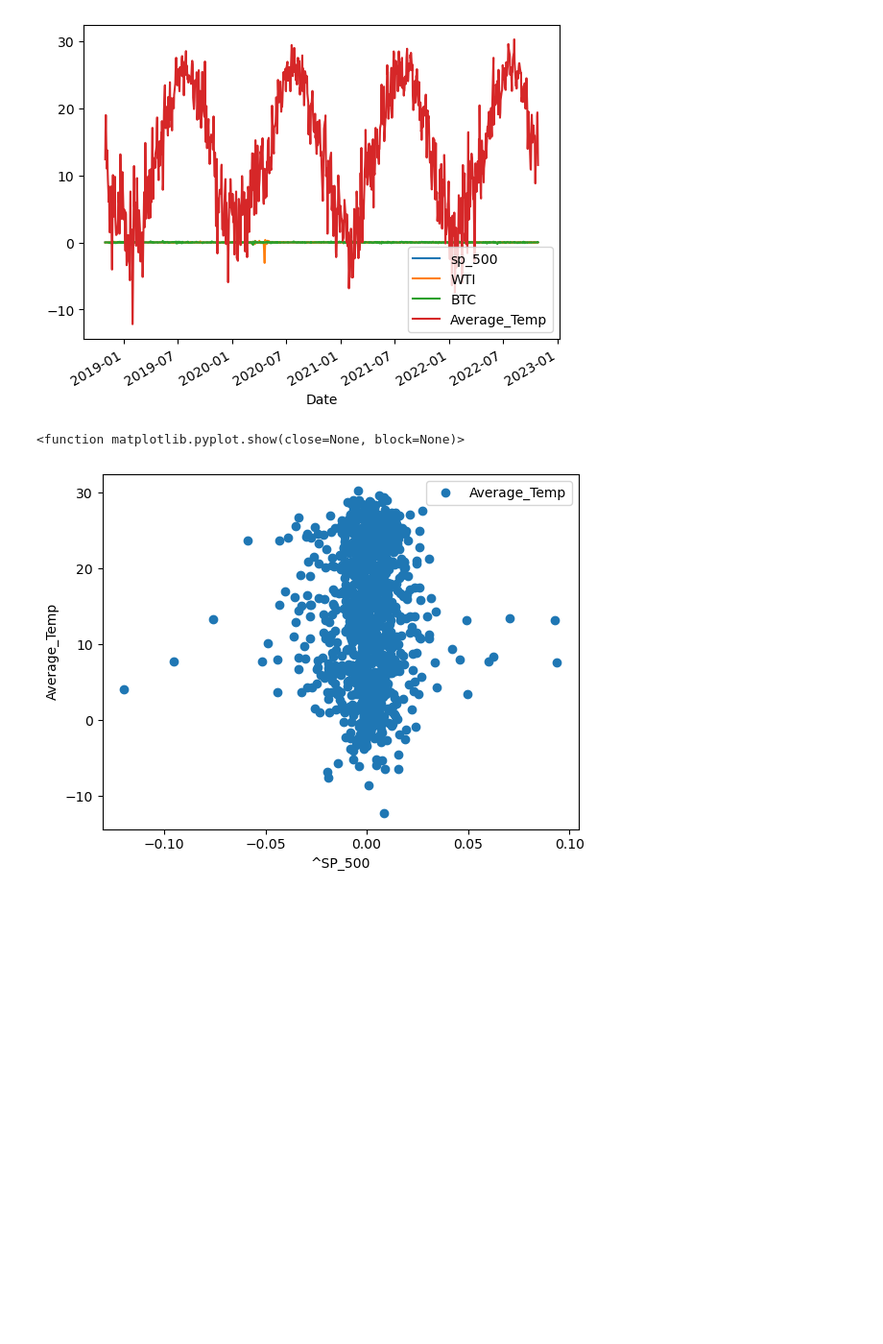
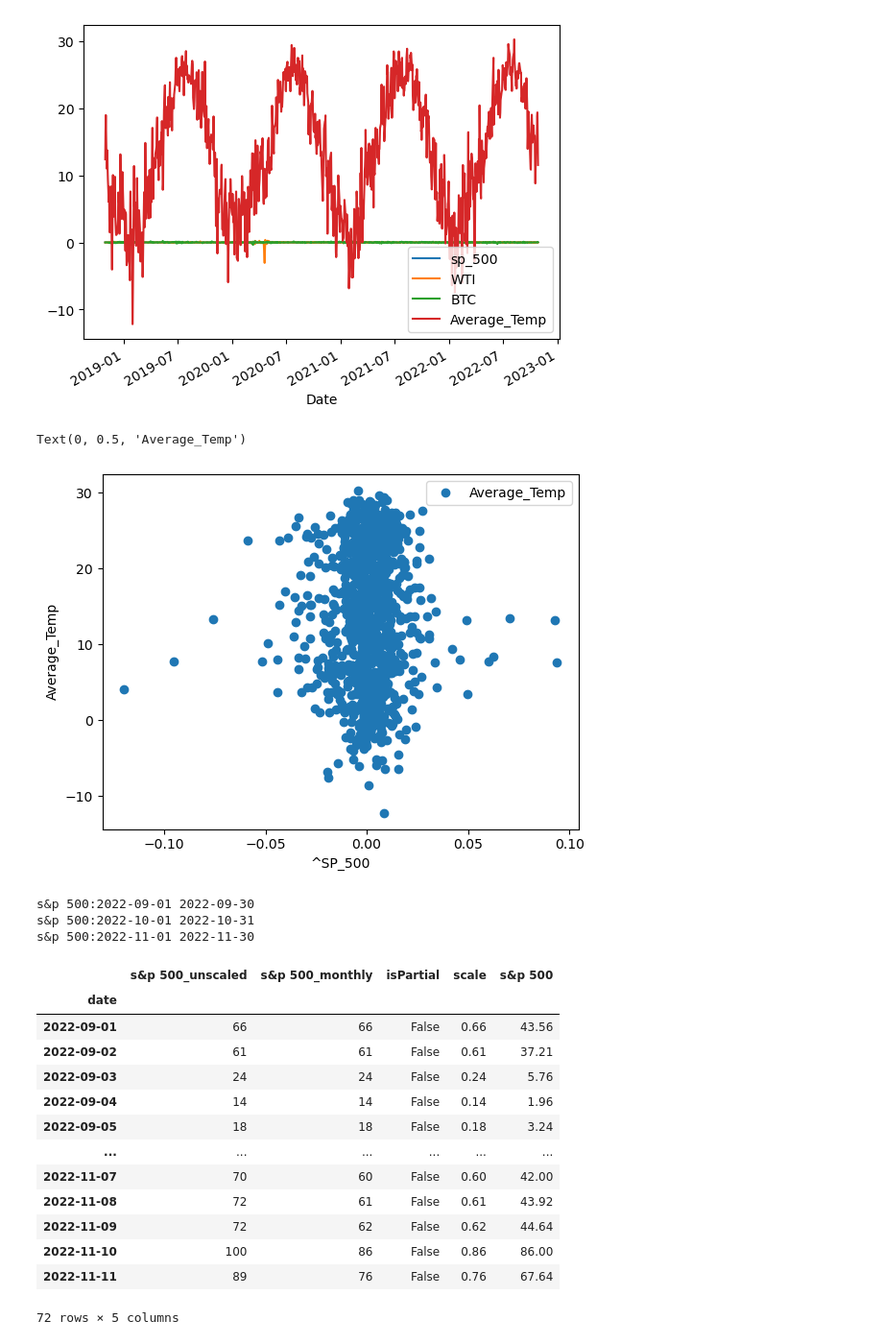
Before and after one commit to robel-codes/asset-correlation-analysis, a Jupyter notebook: data_collection.ipynb, the cells around one changed output. Shown at 96% size. Saved outputs shown, nothing was run; the diff lists cells and outputs as text; code cells hidden in the pictures; blank space fills up the shorter version.

```diff
--- a/data_collection.ipynb
+++ b/data_collection.ipynb
@@ -147,7 +156,7 @@ import matplotlib.pyplot as plt
 commined_weather_df.plot(x='sp_500', y= 'Average_Temp', style= 'o')
 plt.xlabel ('^SP_500')
 plt.ylabel ('Average_Temp')
-plt.show
+# plt.show
 # %% [output]
-<function matplotlib.pyplot.show(close=None, block=None)>
+Text(0, 0.5, 'Average_Temp')
 [figure]
@@ -153,0 +172,25 @@ plt.show
+# %%
+from pytrends import dailydata
+
+sp500_trends1 = dailydata.get_daily_data('s&p 500', 2022, 9, 2022, 11, geo='US')
+# %% [output]
+s&p 500:2022-09-01 2022-09-30
+s&p 500:2022-10-01 2022-10-31
+s&p 500:2022-11-01 2022-11-30
+# %%
+sp500_trends1
+# %% [output]
+|  | s&p 500_unscaled | s&p 500_monthly | isPartial | scale | s&p 500 |
+| date |  |  |  |  |  |
+| 2022-09-01 | 66 | 66 | False | 0.66 | 43.56 |
+| 2022-09-02 | 61 | 61 | False | 0.61 | 37.21 |
+| 2022-09-03 | 24 | 24 | False | 0.24 | 5.76 |
+| 2022-09-04 | 14 | 14 | False | 0.14 | 1.96 |
+| 2022-09-05 | 18 | 18 | False | 0.18 | 3.24 |
+| ... | ... | ... | ... | ... | ... |
+| 2022-11-07 | 70 | 60 | False | 0.60 | 42.00 |
+| 2022-11-08 | 72 | 61 | False | 0.61 | 43.92 |
+| 2022-11-09 | 72 | 62 | False | 0.62 | 44.64 |
+| 2022-11-10 | 100 | 86 | False | 0.86 | 86.00 |
+| 2022-11-11 | 89 | 76 | False | 0.76 | 67.64 |
+72 rows × 5 columns
```
Also changed, not shown: parts of 19 cells of this notebook.
